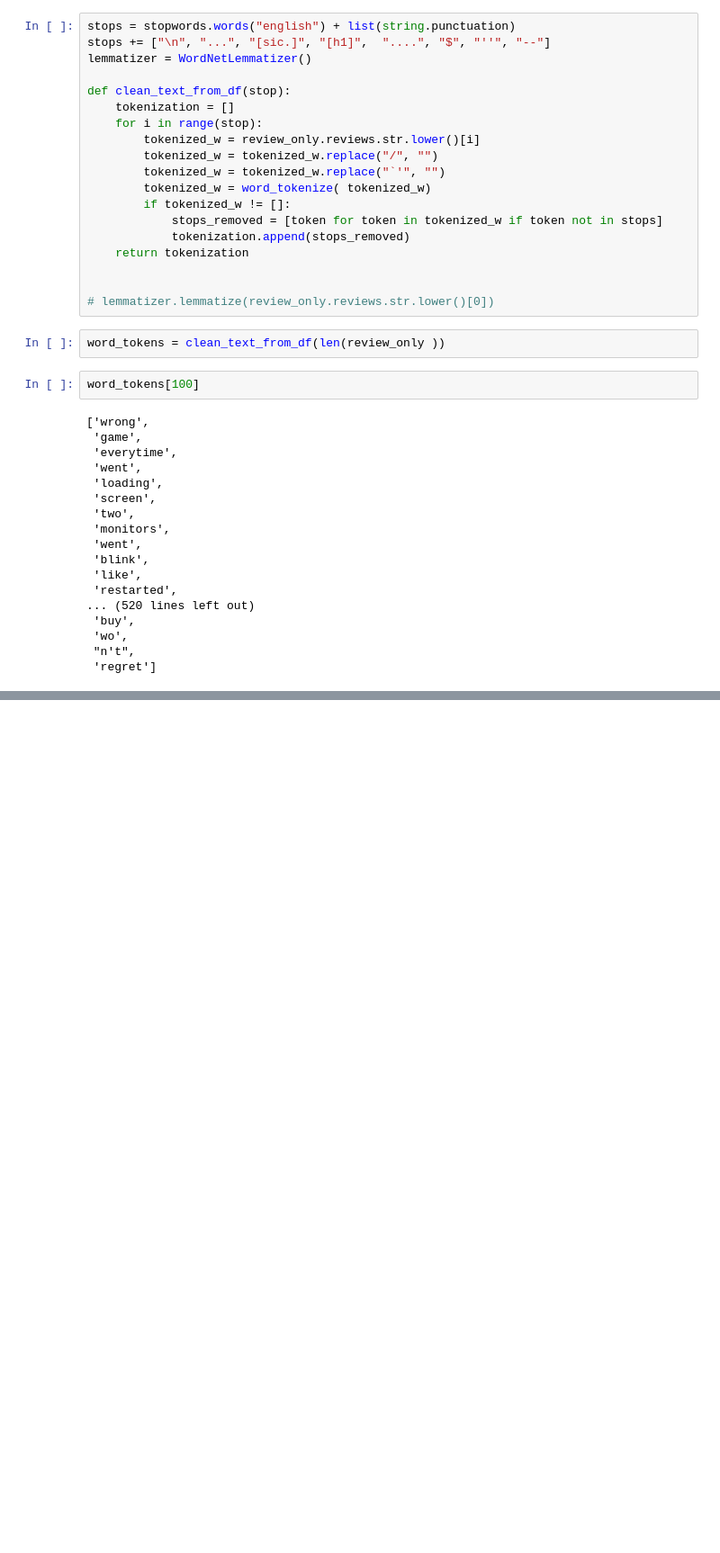
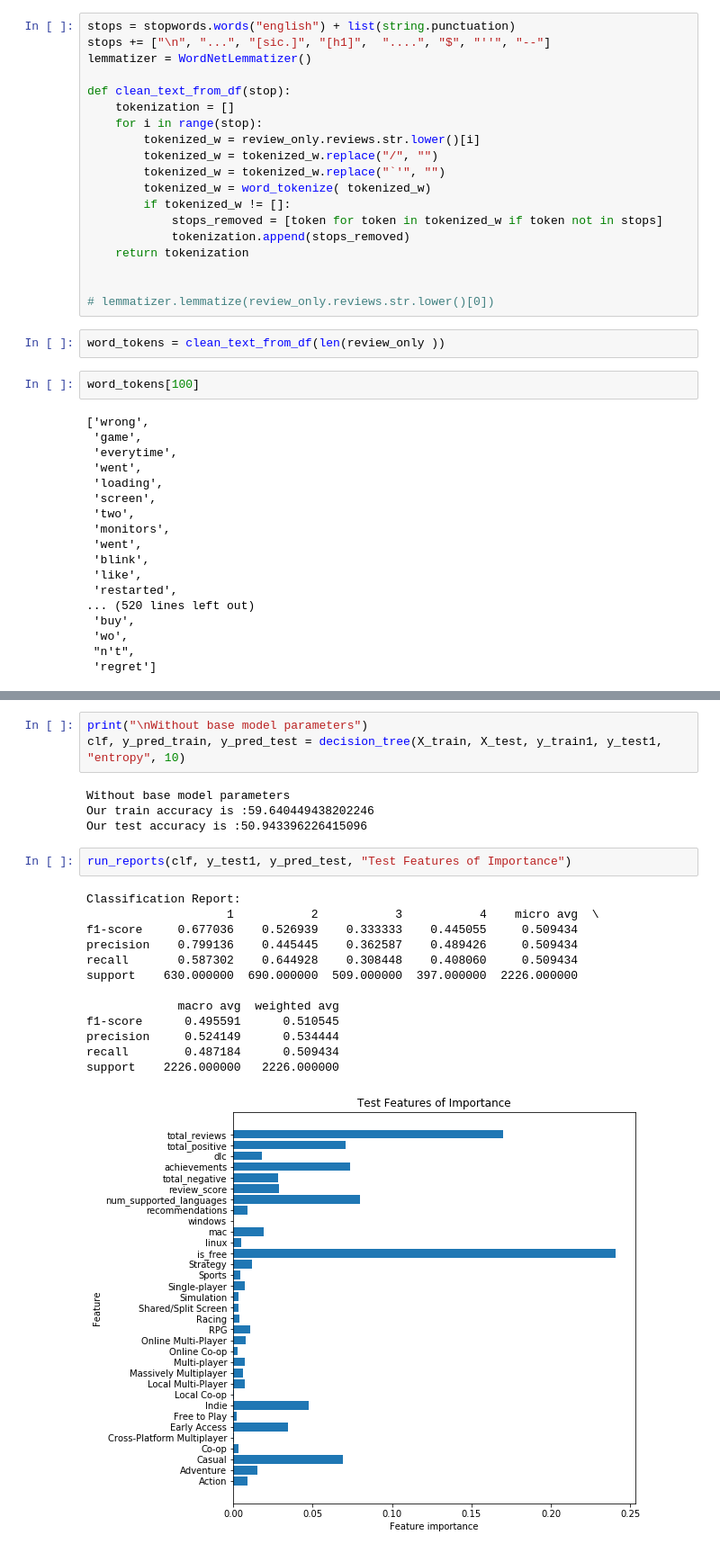
Before and after one commit to rvent/Steam_Pricing_Classification_Project, a Jupyter notebook: Mod-3-Project.ipynb, the cells around one changed output, grey strips where cells are left out. Shown: that part at 90% size. Drawn from its saved outputs; the diff is of its cells as text; blank space fills up the shorter version.

```diff
--- a/Mod-3-Project.ipynb
+++ b/Mod-3-Project.ipynb
@@ -1033,0 +873,23 @@ word_tokens[100]
+# %%
+print("\nWithout base model parameters")
+clf, y_pred_train, y_pred_test = decision_tree(X_train, X_test, y_train1, y_test1, "entropy", 10)
+# %% [output]
+Without base model parameters
+Our train accuracy is :59.640449438202246
+Our test accuracy is :50.943396226415096
+# %%
+run_reports(clf, y_test1, y_pred_test, "Test Features of Importance")
+# %% [output]
+Classification Report:
+                    1           2           3           4    micro avg  \
+f1-score     0.677036    0.526939    0.333333    0.445055     0.509434
+precision    0.799136    0.445445    0.362587    0.489426     0.509434
+recall       0.587302    0.644928    0.308448    0.408060     0.509434
+support    630.000000  690.000000  509.000000  397.000000  2226.000000
+
+             macro avg  weighted avg
+f1-score      0.495591      0.510545
+precision     0.524149      0.534444
+recall        0.487184      0.509434
+support    2226.000000   2226.000000
+[figure, added]
```
Also changed, not shown: parts of 67 cells of this notebook.
